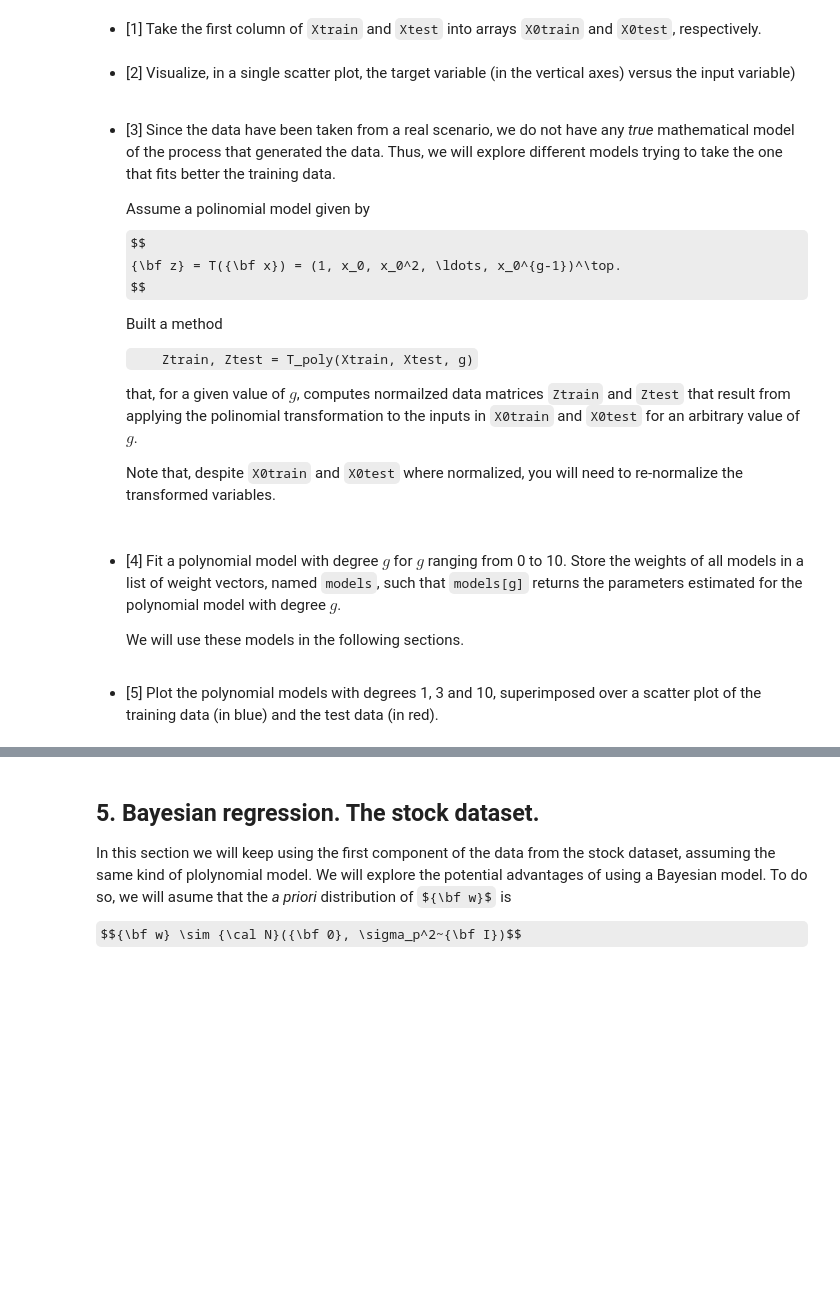
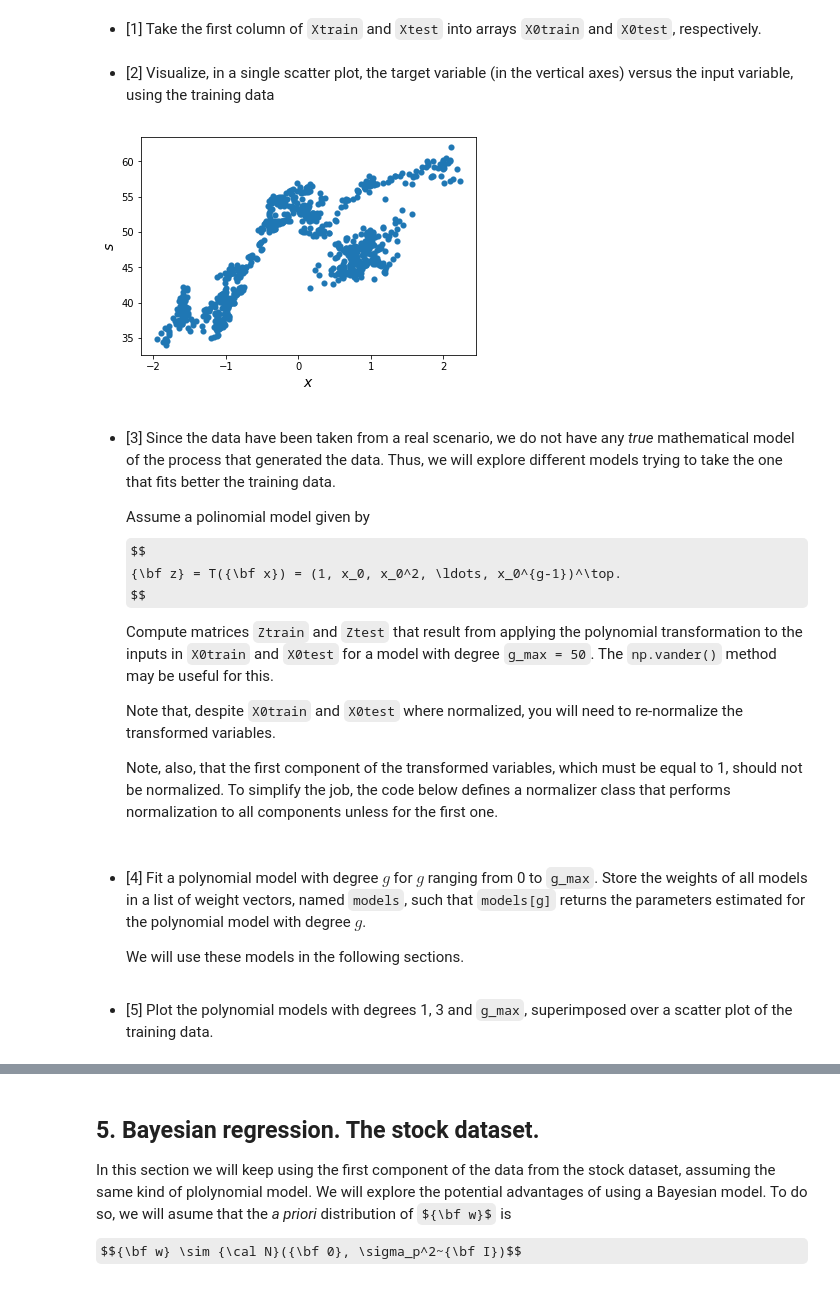
Before and after one commit to ML4DS/ML4all, a Jupyter notebook: R_lab1_ML_Bay_Regresion/Pract_regression_professor.ipynb, the cells around one changed output, grey strips where cells are left out. Drawn from its saved outputs; the diff is of its cells as text; code cells hidden in the pictures; some formulas as TeX source; blank space fills up the shorter version.

```diff
--- a/R_lab1_ML_Bay_Regresion/Pract_regression_professor.ipynb
+++ b/R_lab1_ML_Bay_Regresion/Pract_regression_professor.ipynb
@@ -307,8 +311,8 @@ Once our code has been tested on synthetic data, we will use it with real data.
 matvar = scipy.io.loadmat('DatosLabReg.mat')
 Xtrain = matvar['Xtrain']
 Xtest = matvar['Xtest']
-Ytrain = matvar['Ytrain']
-Ytest = matvar['Ytest']
+strain = matvar['Ytrain']
+stest = matvar['Ytest']
 # </SOL>
 # %% [markdown]
 * [2] Normalize the data so all training sample components have zero mean and unit standard deviation. Store the normalized training and test samples in 2D numpy arrays `Xtrain` and `Xtest`, respectively.
@@ -326,8 +330,27 @@ Xtest = (Xtest - mean_x) / std_x
 In this first part, we will work with the first component of the input only.
 # %% [markdown]
 * [1] Take the first column of `Xtrain` and `Xtest` into arrays `X0train` and `X0test`, respectively.
+# %%
+# <SOL>
+X0train = Xtrain[:, [0]]
+X0test = Xtest[:, [0]]
+
+# Uncomment this to reduce the dataset size
+#ntr = 55
+#X0train = Xtrain[0:ntr, [0]]
+#strain = strain[0:ntr]
+# </SOL>
 # %% [markdown]
-* [2] Visualize, in a single scatter plot, the target variable (in the vertical axes) versus the input variable)
+* [2] Visualize, in a single scatter plot, the target variable (in the vertical axes) versus the input variable, using the training data
+# %%
+# <SOL>
+# Plot training points
+plt.scatter(X0train, strain, linewidths=0.1);
+plt.xlabel('$x$',fontsize=14);
+plt.ylabel('$s$',fontsize=14);
+# </SOL>
+# %% [output]
+[figure, added]
 # %% [markdown]
 * [3] Since the data have been taken from a real scenario, we do not have any *true* mathematical model of the process that generated the data. Thus, we will explore different models trying to take the one that fits better the training data.
 
@@ -336,10 +359,8 @@ In this first part, we will work with the first component of the input only.
   {\bf z} = T({\bf x}) = (1, x_0, x_0^2, \ldots, x_0^{g-1})^\top.
   $$
 
-  Built a method
-
-     `    Ztrain, Ztest = T_poly(Xtrain, Xtest, g)`
-
-  that, for a given value of $g$, computes normailzed data matrices `Ztrain` and `Ztest` that result from applying the polinomial transformation to the inputs in `X0train` and `X0test` for an arbitrary value of $g$.
+  Compute matrices `Ztrain` and `Ztest` that result from applying the polynomial transformation to the inputs in `X0train` and `X0test` for a model with degree `g_max = 50`. The `np.vander()` method may be useful for this.
 
   Note that, despite `X0train` and `X0test` where normalized, you will need to re-normalize the transformed variables.
+
+  Note, also, that the first component of the transformed variables, which must be equal to 1, should not be normalized. To simplify the job, the code below defines a normalizer class that performs normalization to all components unless for the first one.
@@ -355,4 +411,4 @@ Ztest = np.concatenate((col_1, Xtest), axis = 1)
 # %% [markdown]
-* [4] Fit a polynomial model with degree $g$ for $g$ ranging from 0 to 10. Store the weights of all models in a list of weight vectors, named `models`, such that `models[g]` returns the parameters estimated for the polynomial model with degree $g$.
+* [4] Fit a polynomial model with degree $g$ for $g$ ranging from 0 to `g_max`. Store the weights of all models in a list of weight vectors, named `models`, such that `models[g]` returns the parameters estimated for the polynomial model with degree $g$.
 
   We will use these models in the following sections.
@@ -359,2 +427,2 @@ Ztest = np.concatenate((col_1, Xtest), axis = 1)
 # %% [markdown]
-* [5] Plot the polynomial models with degrees 1, 3 and 10, superimposed over a scatter plot of the training data (in blue) and the test data (in red).
+* [5] Plot the polynomial models with degrees 1, 3 and `g_max`, superimposed over a scatter plot of the training data.
```
Also changed, not shown: parts of 58 cells of this notebook, 14 other files.
